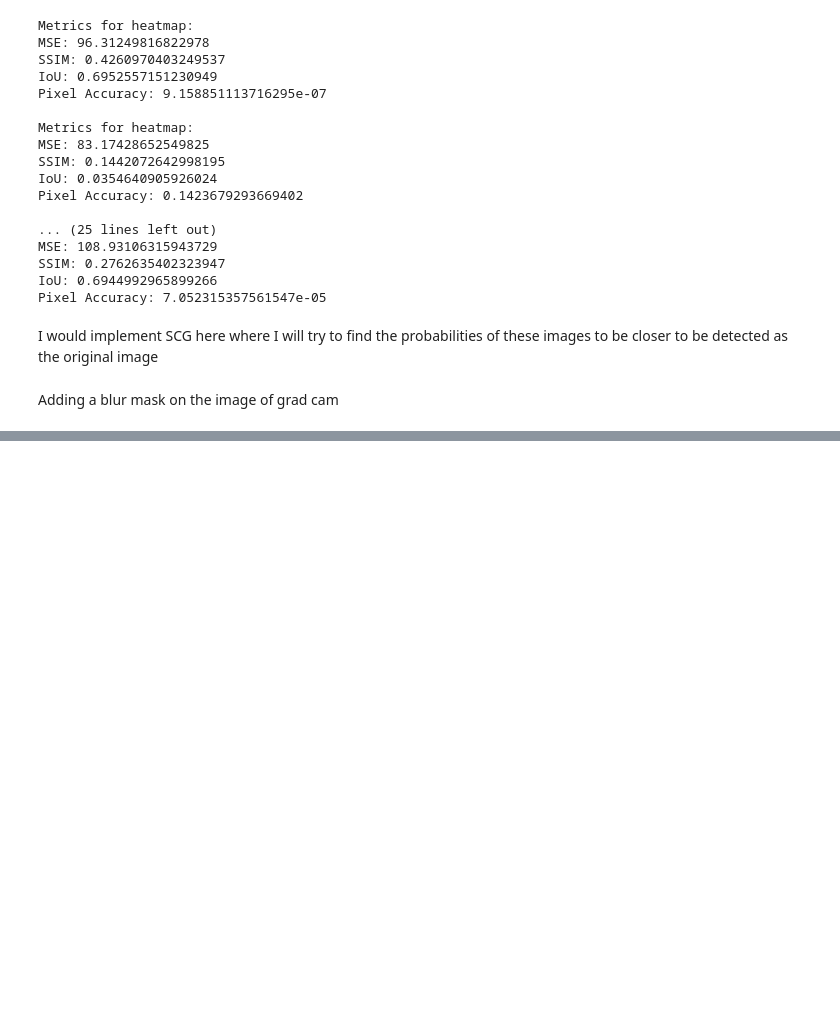
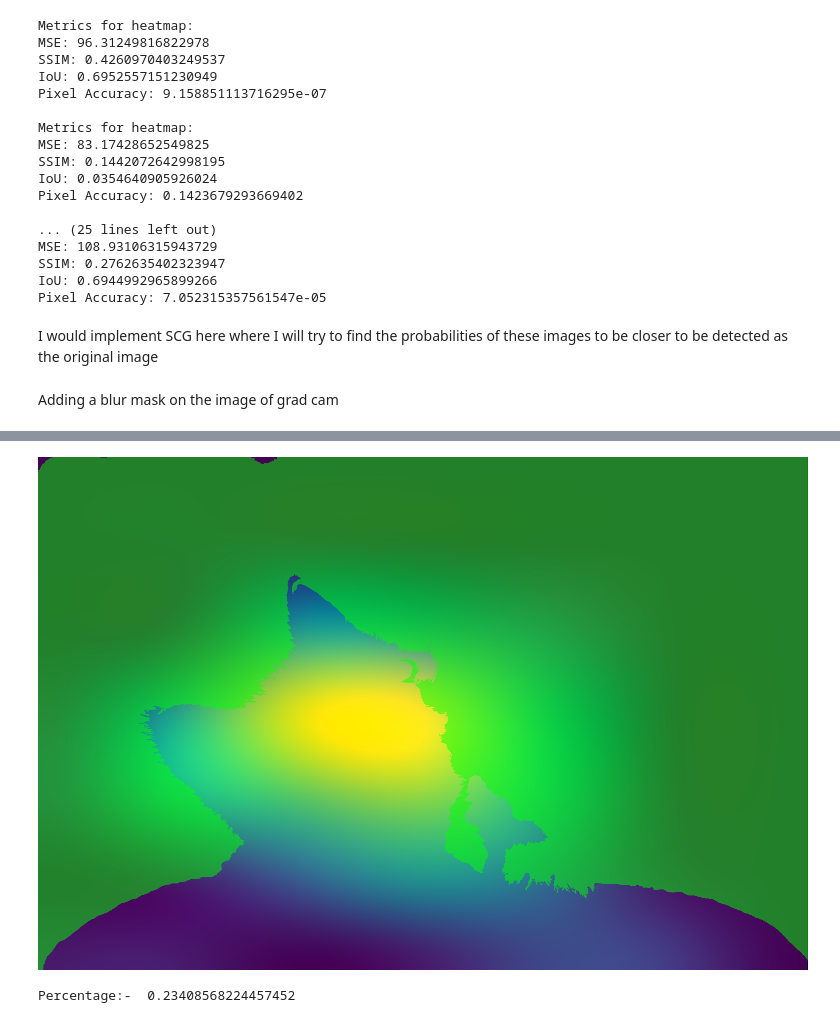
Before and after one commit to Cralsic123/Classifier-Based-Evaluation-of-Image-Feature-Importance, a Jupyter notebook: Classifier_Based_Evaluation_of_Image_Feature_Importance.ipynb, the cells around one changed output, grey strips where cells are left out. Saved outputs shown, nothing was run; the diff lists cells and outputs as text; code cells hidden in the pictures; blank space fills up the shorter version.

```diff
--- a/Classifier_Based_Evaluation_of_Image_Feature_Importance.ipynb
+++ b/Classifier_Based_Evaluation_of_Image_Feature_Importance.ipynb
@@ -154 +159,65 @@ cv2.imwrite('blurred_gradcam_image.png', blurred_image)
 True
+# %%
+from google.colab.patches import cv2_imshow
+import cv2
+import numpy as np
+
+# Load original image
+original_image = cv2.imread("/content/Kitten/kitten.jpeg")
+
+# Run provided code snippet to extract original ROI
+copy = original_image.copy()
+gray_image = cv2.cvtColor(original_image, cv2.COLOR_BGR2GRAY)
+_, binary_threshold = cv2.threshold(gray_image, 200, 255, cv2.THRESH_BINARY)
+contours, _ = cv2.findContours(binary_threshold, cv2.RETR_EXTERNAL, cv2.CHAIN_APPROX_SIMPLE)
+largest_contour = max(contours, key=cv2.contourArea)
+roi_mask = np.zeros_like(gray_image)
+cv2.drawContours(roi_mask, [largest_contour], -1, 255, thickness=cv2.FILLED)
+segmented_roi = cv2.bitwise_and(original_image, original_image, mask=roi_mask)
+original_roi = cv2.cvtColor(segmented_roi, cv2.COLOR_BGR2GRAY)
+
+# Load Grad-CAM image
+gradcam_image = cv2.imread("/content/Zoomed_Grad_CAM.png")
+
+# Overlay original ROI onto Grad-CAM image
+overlay = gradcam_image.copy()
+overlay[roi_mask == 255] = [0, 255, 0]  # Highlight ROI in green
+alpha = 0.5
+cv2.addWeighted(overlay, alpha, gradcam_image, 1 - alpha, 0, gradcam_image)
+
+# Display Grad-CAM image with overlaid original ROI
+cv2_imshow(gradcam_image)
+cv2.waitKey(0)
+cv2.destroyAllWindows()
+# %% [output]
+[figure, added]
+# %%
+import cv2
+import numpy as np
+original_image = cv2.imread("/content/Kitten/kitten.jpeg")
+
+gray_image = cv2.cvtColor(original_image, cv2.COLOR_BGR2GRAY)
+_, binary_threshold = cv2.threshold(gray_image, 200, 255, cv2.THRESH_BINARY)
+contours, _ = cv2.findContours(binary_threshold, cv2.RETR_EXTERNAL, cv2.CHAIN_APPROX_SIMPLE)
+largest_contour = max(contours, key=cv2.contourArea)
+roi_mask = np.zeros_like(gray_image)
+cv2.drawContours(roi_mask, [largest_contour], -1, 255, thickness=cv2.FILLED)
+segmented_roi = cv2.bitwise_and(original_image, original_image, mask=roi_mask)
+
+gradcam_image = cv2.imread("/content/Zoomed_Grad_CAM.png")
+
+original_roi_area = cv2.contourArea(largest_contour)
+gradcam_gray = cv2.cvtColor(gradcam_image, cv2.COLOR_BGR2GRAY)
+
+_, gradcam_threshold = cv2.threshold(gradcam_gray, 200, 255, cv2.THRESH_BINARY)
+gradcam_contours, _ = cv2.findContours(gradcam_threshold, cv2.RETR_EXTERNAL, cv2.CHAIN_APPROX_SIMPLE)
+overlap_area = 0
+for contour in gradcam_contours:
+    area = cv2.contourArea(contour)
+    intersection = cv2.bitwise_and(roi_mask, cv2.fillPoly(np.zeros_like(roi_mask), [contour], 255))
+    overlap_area += cv2.countNonZero(intersection)
+overlap_percentage = (overlap_area / original_roi_area) * 100
+
+print("Percentage:- ", overlap_percentage)
+# %% [output]
+Percentage:-  0.23408568224457452
```
Also changed, not shown: parts of 5 cells of this notebook.
